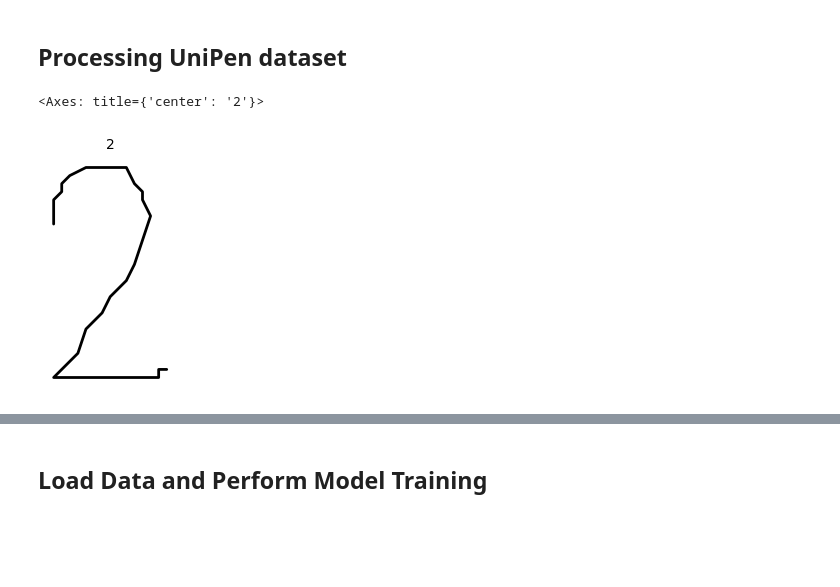
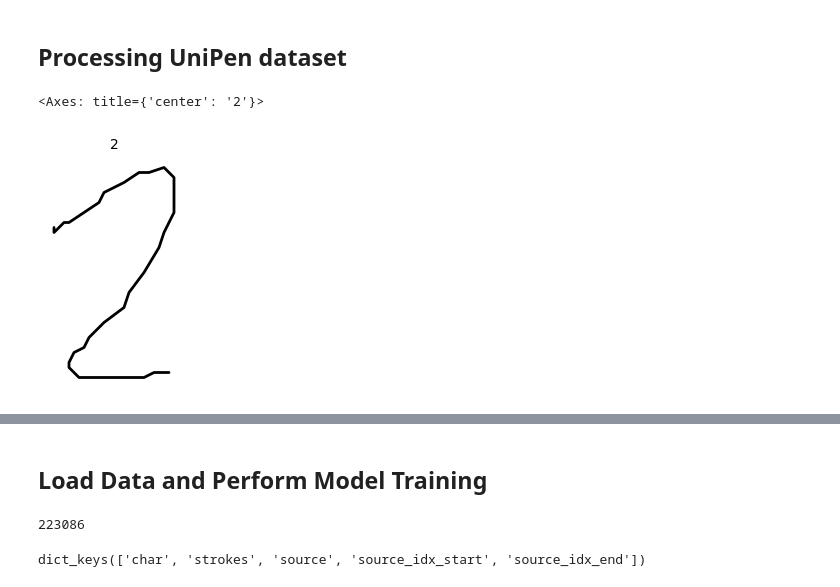
Before and after one commit to subroy13/handanim, a Jupyter notebook: tools/stroke_model/unipen_train.ipynb, the cells around one changed output, grey strips where cells are left out. Drawn from its saved outputs; the diff is of its cells as text; code cells hidden in the pictures; blank space fills up the shorter version.

Commit message:
feat: working on font stroke modelling using unipen dataset

```diff
--- a/tools/stroke_model/unipen_train.ipynb
+++ b/tools/stroke_model/unipen_train.ipynb
@@ -144,11 +144,11 @@ def plot_strokes(strokes: list, ax=None, title='', color='black'):
     return ax
 # %%
 # verify if the obtained strokes look fine
-index = 777
+index = 725
 plot_strokes(data[index]['strokes'], title = data[index]['char'])
 # %% [output]
 <Axes: title={'center': '2'}>
-[figure, old version]
+[figure, new version]
 # %%
 # let's look at the counters of chars
 char_counts = {}
@@ -187,3 +187,17 @@ with open("./data/processed/unipen_parsed.pkl", "wb") as f:
     f.close()
 # %% [markdown]
 ## Load Data and Perform Model Training
+# %%
+import pickle
+
+with open("./data/processed/unipen_parsed.pkl", "rb") as f:
+    data = pickle.load(f)
+    f.close()
+
+print(len(data))
+# %% [output]
+223086
+# %%
+data[0].keys()
+# %% [output]
+dict_keys(['char', 'strokes', 'source', 'source_idx_start', 'source_idx_end'])
```
Also changed, not shown: parts of 13 cells of this notebook, 1 other file.
